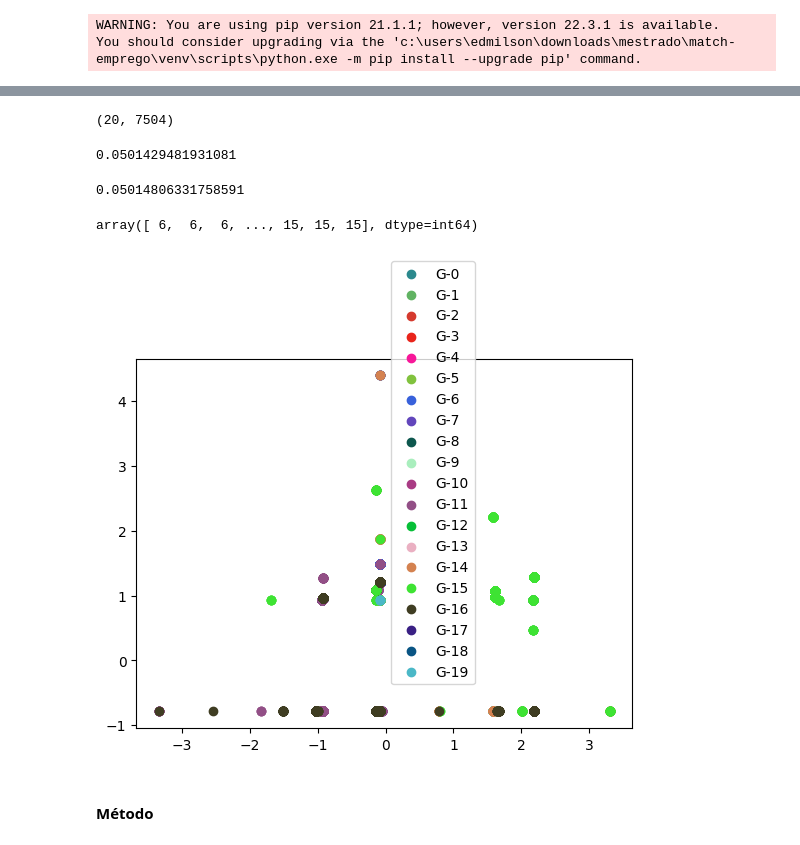
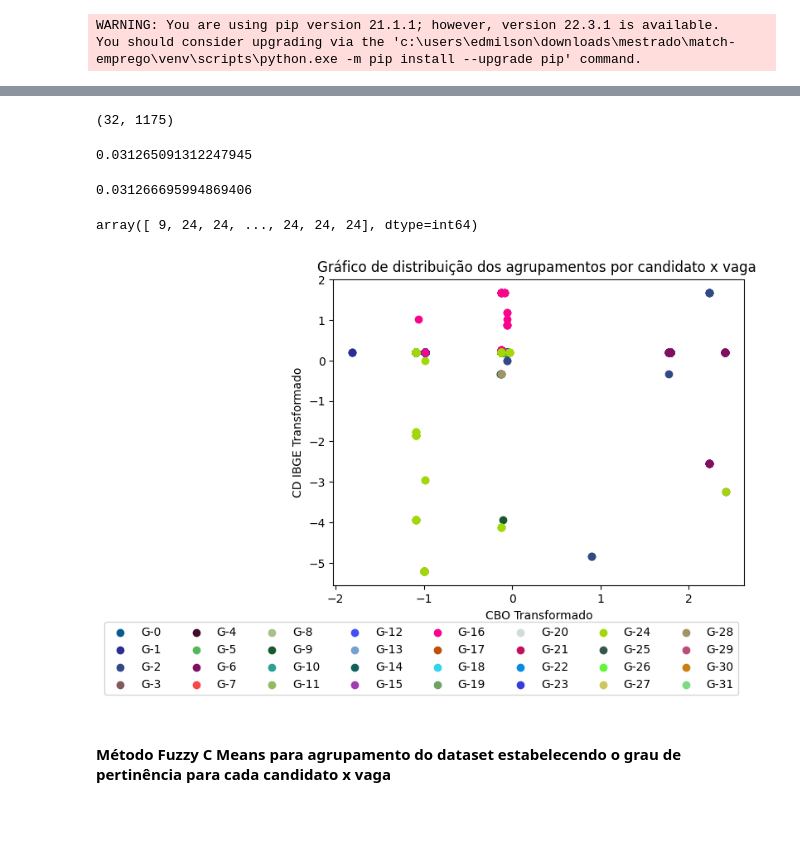
Before and after one commit to edmilsondejesus/match-emprego, a Jupyter notebook: avaliacao-hiper-fuzzy-c-means.ipynb, the cells around one changed output, grey strips where cells are left out. Drawn from its saved outputs; the diff is of its cells as text; code cells hidden in the pictures; blank space fills up the shorter version.

Commit message:
fix: atualização do fuzzy c-means.

```diff
--- a/avaliacao-hiper-fuzzy-c-means.ipynb
+++ b/avaliacao-hiper-fuzzy-c-means.ipynb
@@ -54,3 +49,12 @@ df_candidatos=df_candidatos.drop(['cbo_pretensao'],axis=1)
+# %%
+
+# renomeia o campo de cbo_pretencao para cod_ocupacao para permitir o join de candidato x vagas
+df_candidatos['cod_ocupacao']=df_candidatos['cbo_pretensao']
+df_candidatos=df_candidatos.drop(['cbo_pretensao'],axis=1)
+
+# renomeia o campo de cd_ibge_municipio_interesse para cd_municipio_ibge para permitir o join de candidato x vagas
+df_candidatos['cd_municipio_ibge']=df_candidatos['cd_ibge_municipio_interesse']
+df_candidatos=df_candidatos.drop(['cd_ibge_municipio_interesse'],axis=1)
 # %%
 # Read the data
 df_vagas = pd.read_excel('data/vagas-ba.xlsx')
@@ -68,5 +92,5 @@ df_vagas.head()
 # %%
-df_geral = pd.merge(df_vagas, df_candidatos,on='cod_ocupacao')
+df_geral = pd.merge(df_vagas, df_candidatos,on=['cod_ocupacao','cd_municipio_ibge','n_deficiencia'])
 # %%
 # Gruarda a referencia do Id do candidado por linha e apaga essa coluna do dataset
 lista_candidatos=df_geral['id_cadidato']
@@ -94,7 +123,7 @@ sc_geral = scaler.fit_transform(df_geral)
 # m - distância interna entre os objetos, quanto maior o valor maior a distância
 # error - se o erro de distância for maior que 0.005 ele para
 # maxiter - é o numero máximo de iterações
-n_grupo=20
+n_grupo=32
 agrupamento = fz.cmeans(data=sc_geral.T, c=n_grupo, m=n_grupo, error=0.005, maxiter=1000)
 # %%
 #Recupera o grau de pertinencia dos 32 clusters
@@ -104,47 +133,47 @@ grau_pertinencia = agrupamento[1]
 grau_pertinencia.shape
 # Ou seja, temos 32 grupos para 7504 colunas
 # %% [output]
-(20, 7504)
+(32, 1175)
 # %%
 # Pertinência da primeira coluna (candidato) em relação ao grupo 0
 grau_pertinencia[0][0]
 # %% [output]
-0.0501429481931081
+0.031265091312247945
 # %%
 # Pertinência da primeira coluna (candidato) em relação ao grupo 31
 grau_pertinencia[n_grupo-1][0]
 # %% [output]
-0.05014806331758591
+0.031266695994869406
 # %%
 # Retorna o índice do maior valor de pertinencia de cada elemento/coluna
 clusters = grau_pertinencia.argmax(axis=0)
 clusters
 # %% [output]
-array([ 6,  6,  6, ..., 15, 15, 15], dtype=int64)
+array([ 9, 24, 24, ..., 24, 24, 24], dtype=int64)
 # %%
 #gráfico de distribuição dos pontos
 
 import random
 
 colors = []
 list_group =[]
 for j in range(n_grupo):
     colors.append("#"+''.join([random.choice('ABCDEF0123456789') for i in range(6)]))
     list_group.append("G-"+str(j))
 
 
-
 for i in range(0,n_grupo):
     plt.scatter(sc_geral[clusters ==i, 0],
             sc_geral[clusters ==i, 1], c = colors[i], label=list_group[i])
-
-#plt.legend(list_group,loc='best', bbox_to_anchor=(0.5, 0.1))
-plt.legend()
+plt.xlabel("CBO Transformado")
+plt.title('Gráfico de distribuição dos agrupamentos por candidato x vaga ')
+plt.ylabel("CD IBGE Transformado")
+plt.legend( ncol=n_grupo / 4, bbox_to_anchor=(1, -0.1))
 plt.show()
 # %% [output]
-[figure, old version]
+[figure, new version]
-# %% [markdown]
-#### Método
+# %% [markdown]
+#### Método Fuzzy C Means para agrupamento do dataset estabelecendo o grau de pertinência para cada candidato x vaga
 # %%
 df_geral.head()
 # %% [output]
```
Also changed, not shown: parts of 33 cells of this notebook, 1 other file.
